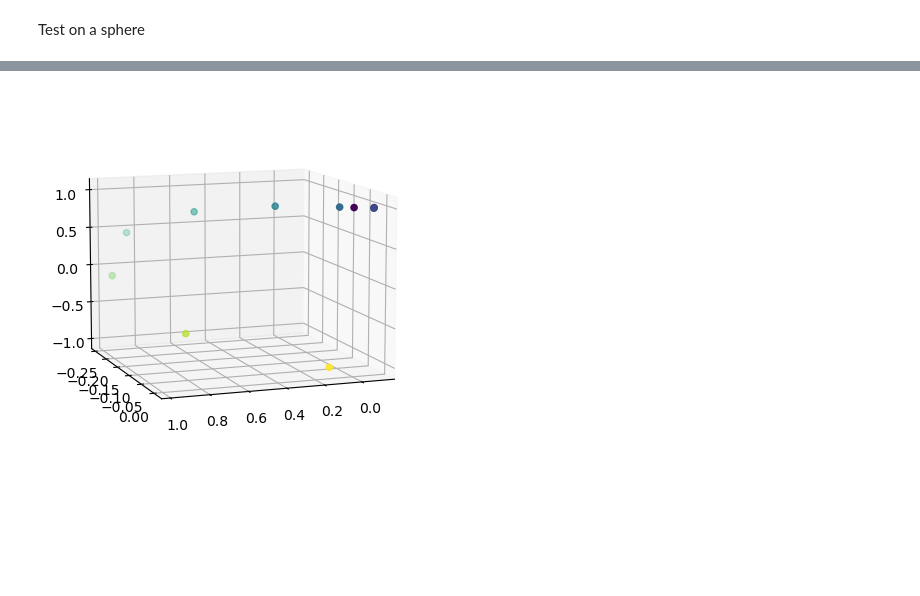
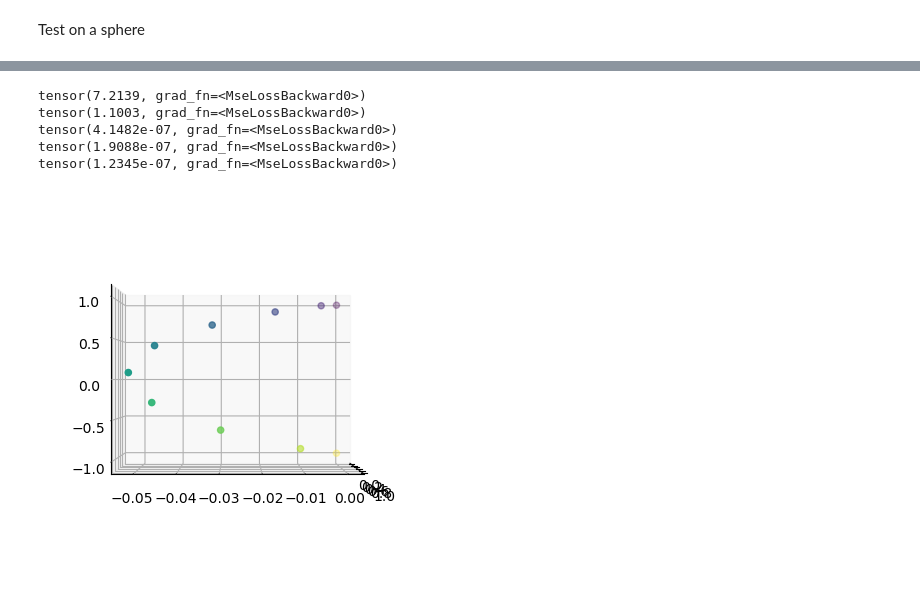
Before and after one commit to guillaumehu/phate_fim, a Jupyter notebook: notebooks/gh-fim-node.ipynb, the cells around one changed output, grey strips where cells are left out. Drawn from its saved outputs; the diff is of its cells as text; code cells hidden in the pictures; blank space fills up the shorter version.

Commit message:
n_ode changed loss, add delta in riemann sum.

```diff
--- a/notebooks/gh-fim-node.ipynb
+++ b/notebooks/gh-fim-node.ipynb
@@ -44,8 +44,11 @@ def polar_to_euc(mat):
 fn_ode = ToyODE(2, [20, 10, 10])
 neural_ode = NODE(fn_ode, method="rk4")
 # %%
-x0 = torch.tensor([0.0, 0.0]).view(1, 2)
-x1 = torch.tensor([pi, 0.0]).view(1, 2)
+init = 0.0
+end = pi/2
+delta = end - init
+x0 = torch.tensor([init, 0]).view(1, 2)
+x1 = torch.tensor([end, 0]).view(1, 2)
 # %%
 n_epochs = 1000
 n_steps = 10
@@ -91,8 +137,42 @@ path_euc = polar_to_euc(path.detach().numpy())
+# %%
+# Without the metric loss.
+fn_ode = ToyODE(2, [5, 5])
+neural_ode = NODE(fn_ode, method="rk4")
+
+n_epochs = 1000
+n_steps = 10
+optimizer = torch.optim.AdamW(params=neural_ode.parameters(), lr=0.001)
+
+neural_ode.train()
+for epoch in range(n_epochs):
+    optimizer.zero_grad()
+
+    path = neural_ode(x0, n_steps, end_time=end).squeeze(1)
+
+    x1_pred = path[-1]
+
+    pred_loss = torch.nn.MSELoss()(x1_pred, x1)
+    loss = pred_loss
+
+    if epoch % 200 == 0:
+        print(loss)
+
+    loss.backward()
+    optimizer.step()
+# %% [output]
+tensor(7.2139, grad_fn=<MseLossBackward0>)
+tensor(1.1003, grad_fn=<MseLossBackward0>)
+tensor(4.1482e-07, grad_fn=<MseLossBackward0>)
+tensor(1.9088e-07, grad_fn=<MseLossBackward0>)
+tensor(1.2345e-07, grad_fn=<MseLossBackward0>)
 # %%
+path = neural_ode(x0, n_steps, end_time=end).squeeze(1)
+path_euc = polar_to_euc(path.detach().numpy())
+
 fig = plt.figure()
 ax = fig.add_subplot(projection="3d")
 ax.scatter(path_euc[:, 0], path_euc[:, 1], path_euc[:, 2], c=list(range(n_steps)))
-ax.view_init(10, 70)
+ax.view_init(0, 0)
 plt.show()
 # %% [output]
-[figure, old version]
+[figure, new version]
```
Also changed, not shown: parts of 8 cells of this notebook, 1 other file.
